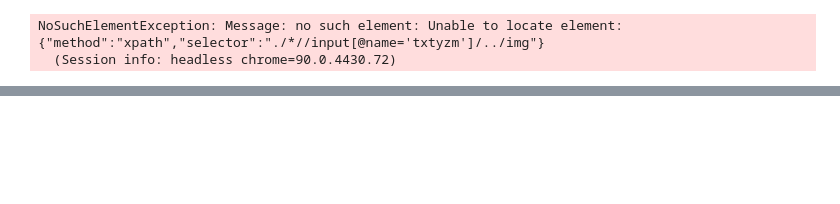
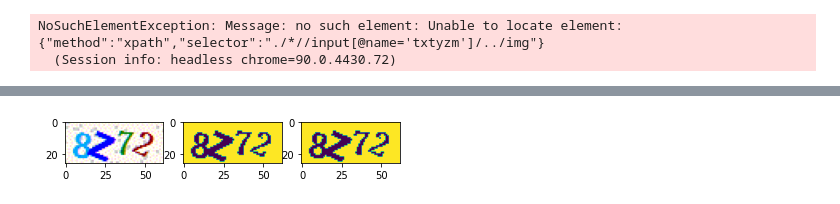
Before and after one commit to zhongsheng-chen/ReportMonitor, a Jupyter notebook: test_orc_accuracy.ipynb, the cells around one changed output, grey strips where cells are left out. Saved outputs shown, nothing was run; the diff lists cells and outputs as text; code cells hidden in the pictures; blank space fills up the shorter version.

```diff
--- a/test_orc_accuracy.ipynb
+++ b/test_orc_accuracy.ipynb
@@ -133,0 +283,18 @@ print(yzm)
+# %%
+import re
+img = cv2.imread('code.png')
+
+# blur = cv2.GaussianBlur(img, (3, 3), 0)  # 高斯滤波函数
+# blur = cv2.medianBlur(img, 3)  # 中值滤波函数
+blur = cv2.bilateralFilter(img, 3, 560, 560)  # 双边滤波函数
+
+a = pytesseract.image_to_string(blur)
+
+# 对结果的处理
+st = re.sub(r'[^A-Za-z0-9]+', '', a)
+st = st.lower()
+if len(st) > 4:
+    b = st[-4:]
+else:
+    b = st
+print(st)
@@ -133,0 +359,63 @@ print(yzm)
+# %%
+import cv2, time
+import matplotlib.pyplot as plt
+
+# 计算邻域非白色个数
+def calculate_noise_count(img_obj, w, h):
+    """
+    计算邻域非白色的个数
+    Args:
+        img_obj: img obj
+        w: width
+        h: height
+    Returns:
+        count (int)
+    """
+    count = 0
+    width, height,s = img_obj.shape
+    for _w_ in [w - 1, w, w + 1]:
+        for _h_ in [h - 1, h, h + 1]:
+            if _w_ > width - 1:
+                continue
+            if _h_ > height - 1:
+                continue
+            if _w_ == w and _h_ == h:
+                continue
+            if (img_obj[_w_, _h_,0] < 233) or (img_obj[_w_, _h_,1] < 233) or (img_obj[_w_, _h_,2] < 233):
+                count += 1
+    return count
+
+
+# k邻域降噪
+def operate_img(img,k):
+    w,h,s = img.shape
+    # 从高度开始遍历
+    for _w in range(w):
+        # 遍历宽度
+        for _h in range(h):
+            if _h != 0 and _w != 0 and _w < w-1 and _h < h-1:
+                if calculate_noise_count(img, _w, _h) < k:
+                    img.itemset((_w,_h,0),255)
+                    img.itemset((_w, _h,1), 255)
+                    img.itemset((_w, _h,2), 255)
+
+    return img
+
+
+img = cv2.imread("code.png")
+gray = cv2.cvtColor(img, cv2.COLOR_RGB2GRAY)
+img2 = cv2.inRange(gray, lowerb=180, upperb=255)
+# cv2.namedWindow("im1")
+# cv2.imshow("im1", img2)
+# cv2.waitKey(100)  # 100毫秒
+# time.sleep(3)
+# cv2.destroyAllWindows()
+
+# ret, img3 = cv2.threshold(img2, 160, 255, cv2.THRESH_BINARY)
+img3 = cv2.adaptiveThreshold(img2, 180, cv2.ADAPTIVE_THRESH_MEAN_C, cv2.THRESH_BINARY, 13, 2)
+plt.subplot(131), plt.imshow(img)  # 原始图片
+plt.subplot(132), plt.imshow(img2)  # 降噪图片
+plt.subplot(133), plt.imshow(img3)
+plt.show()
+# %% [output]
+[figure, added]
```
Also changed, not shown: parts of 9 cells of this notebook, 5 other files.
